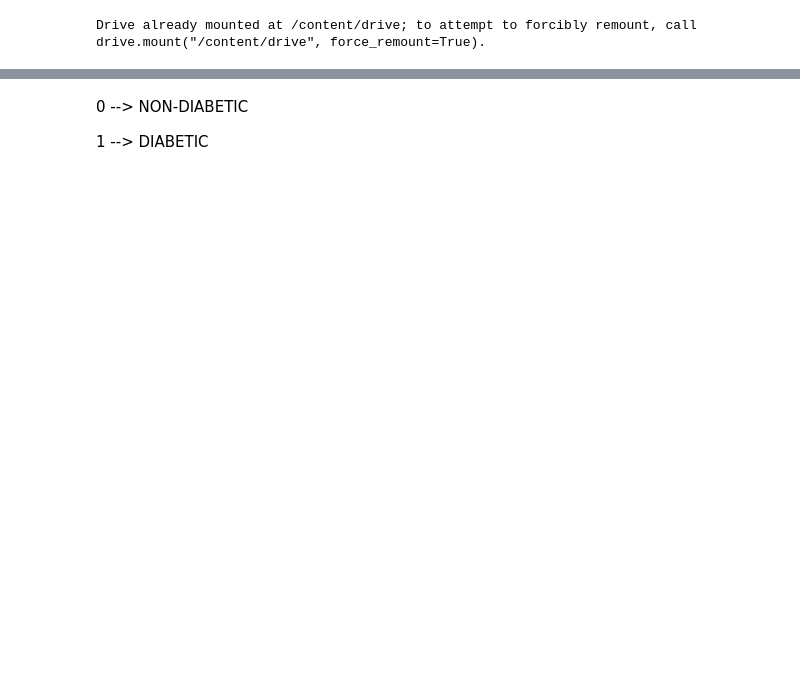
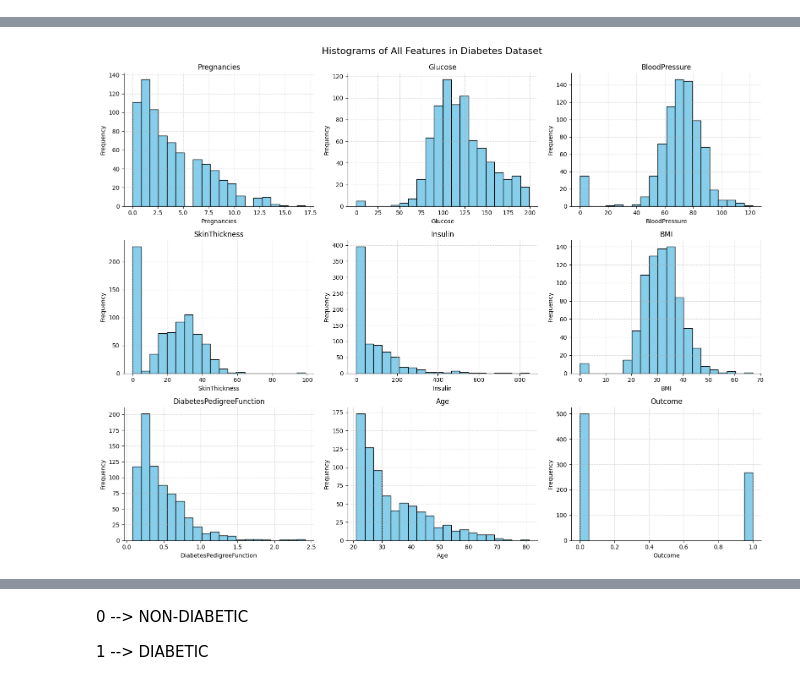
Before and after one commit to aksaksham108/DiabetesPredictionModel, a Jupyter notebook: DiabetesPrediction.ipynb, the cells around one changed output, grey strips where cells are left out. Cells and saved outputs as stored; diff of their text form; code cells hidden in the pictures; blank space fills up the shorter version.

```diff
--- a/DiabetesPrediction.ipynb
+++ b/DiabetesPrediction.ipynb
@@ -9,9 +9,7 @@ from sklearn import svm #training model
 from sklearn.metrics import accuracy_score #evaluation
 # %%
 # loading the diabetes dataset into pandas DataFrame
-diabetes_dataset = pd.read_csv('/diabetes_dataset.csv')
+diabetes_dataset = pd.read_csv('diabetes_dataset.csv')
 # %%
-from google.colab import drive
-drive.mount('/content/drive')
+# from google.colab import drive
+# drive.mount('/content/drive')
-# %% [output]
-Drive already mounted at /content/drive; to attempt to forcibly remount, call drive.mount("/content/drive", force_remount=True).
@@ -30,3 +28,27 @@ diabetes_dataset.head()
 | 2 | 8 | 183 | 64 | 0 | 0 | 23.3 | 0.672 | 32 | ... |
 | 3 | 1 | 89 | 66 | 23 | 94 | 28.1 | 0.167 | 21 | ... |
 | 4 | 0 | 137 | 40 | 35 | 168 | 43.1 | 2.288 | 33 | ... |
+# %%
+import matplotlib.pyplot as plt
+
+# Define number of features
+features = diabetes_dataset.columns
+
+# Set figure size based on number of plots
+plt.figure(figsize=(16, 12))
+
+# Plot each feature in a subplot
+for i, col in enumerate(features):
+    plt.subplot(3, 3, i + 1)  # 3x3 grid for 9 columns
+    plt.hist(diabetes_dataset[col], bins=20, color='skyblue', edgecolor='black')
+    plt.title(f'{col}')
+    plt.xlabel(col)
+    plt.ylabel('Frequency')
+    plt.grid(True, linestyle='--', alpha=0.5)
+    plt.gca().spines[['top', 'right']].set_visible(False)
+
+plt.tight_layout()
+plt.suptitle('Histograms of All Features in Diabetes Dataset', fontsize=16, y=1.02)
+plt.show()
+# %% [output]
+[figure, added]
```
Also changed, not shown: parts of 37 cells of this notebook.
